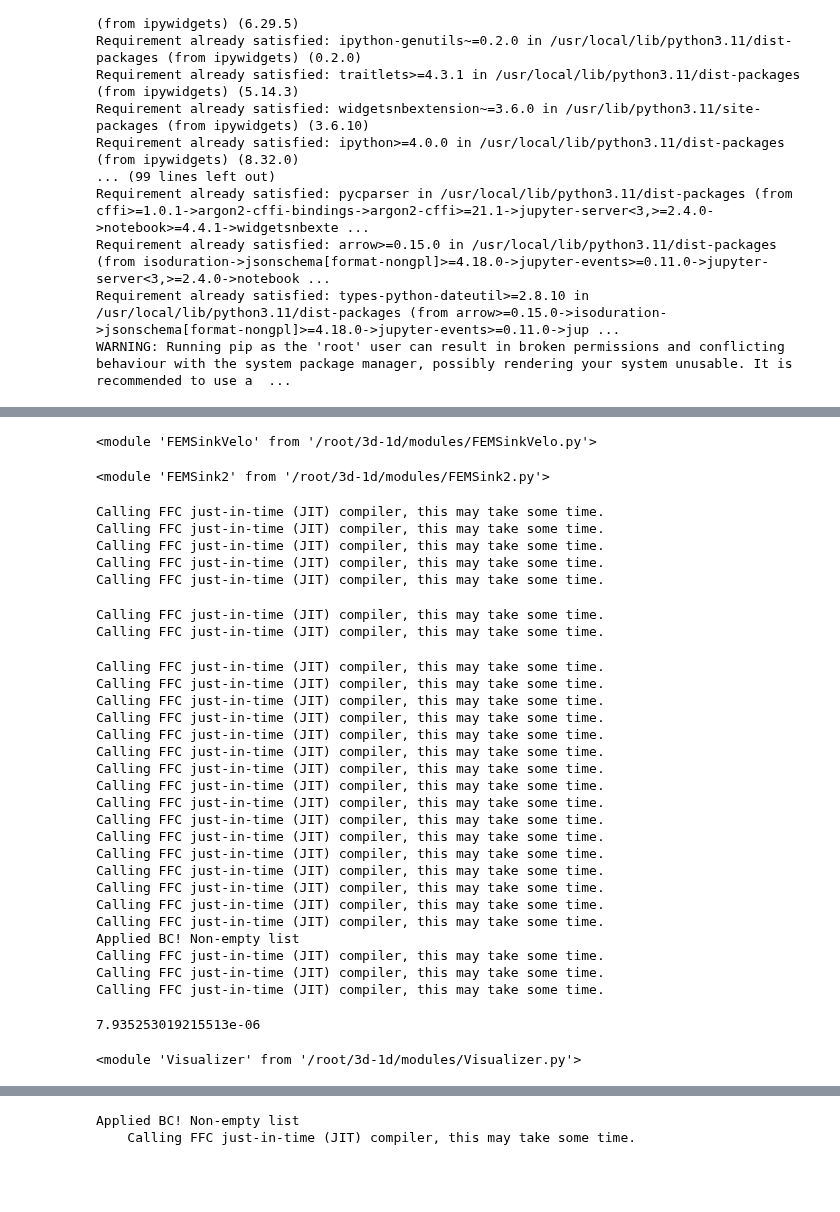
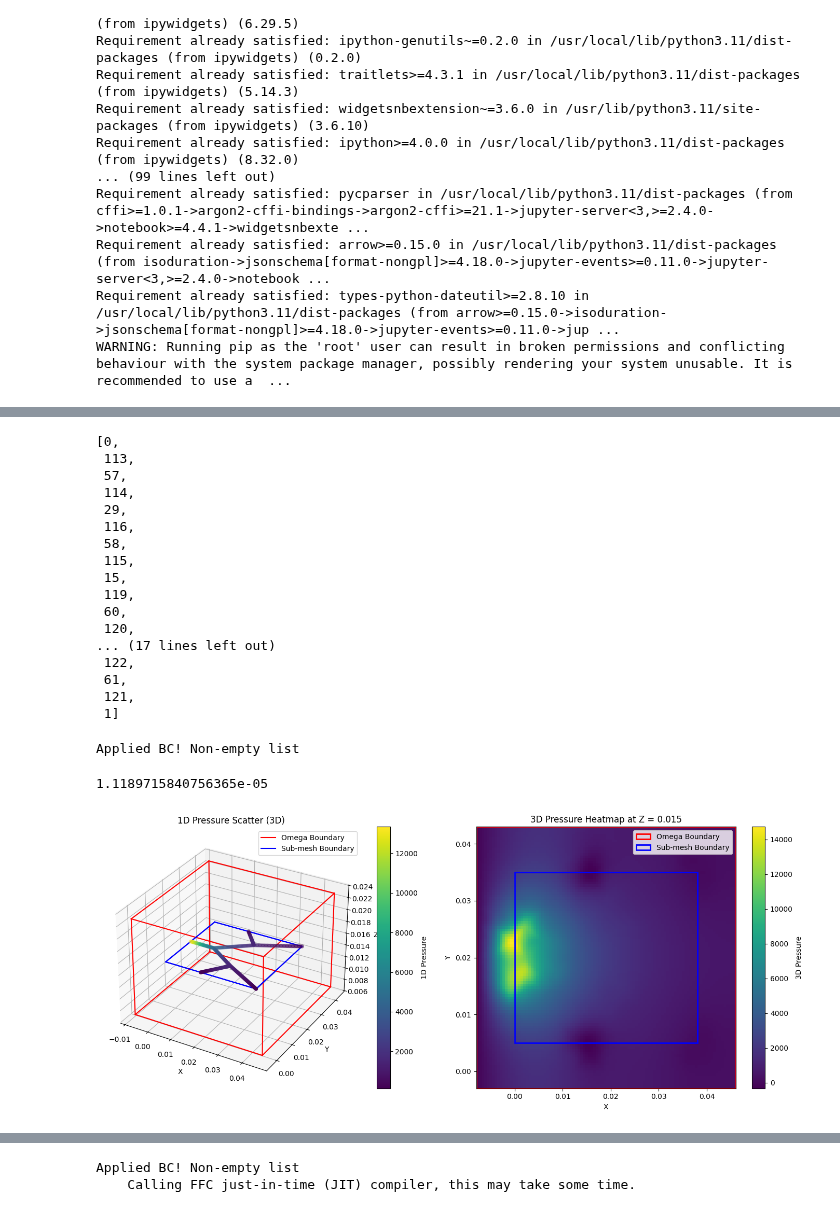
Before and after one commit to isosafrasaurus/multihepatic, a Jupyter notebook: 3d-1d.ipynb, the cells around one changed output, grey strips where cells are left out. Saved outputs shown, nothing was run; the diff lists cells and outputs as text; code cells hidden in the pictures; blank space fills up the shorter version.

```diff
--- a/3d-1d.ipynb
+++ b/3d-1d.ipynb
@@ -75,16 +71,35 @@ New (intermediate) nodes along the path: [8, 9, 10, 11, 12, 13, 14, 15, 16, 17,
 # %%
-import FEMSinkVelo
-importlib.reload(FEMSinkVelo)
+import importlib
-# %% [output]
-<module 'FEMSinkVelo' from '/root/3d-1d/modules/FEMSinkVelo.py'>
-# %%
-import FEMSink2
-importlib.reload(FEMSink2)
-# %% [output]
-<module 'FEMSink2' from '/root/3d-1d/modules/FEMSink2.py'>
+# %%
+import MeshCreator
+importlib.reload(MeshCreator)
+
+TEST_MESH = MeshCreator.MeshCreator(TEST_GRAPH)
+TEST_MESH.get_cells_along_path([0, 1])
+# %% [output]
+[0,
+ 113,
+ 57,
+ 114,
+ 29,
+ 116,
+ 58,
+ 115,
+ 15,
+ 119,
+ 60,
+ 120,
+... (17 lines left out)
+ 122,
+ 61,
+ 121,
+ 1]
 # %%
-fem_test = FEMSinkVelo.FEMSinkVelo(
-    G=G,
+import FEMSinkVelo
+importlib.reload(FEMSinkVelo)
+
+VTEST = FEMSinkVelo.FEMSinkVelo(
+    G=TEST_GRAPH,
     gamma = 1.45e8,
     gamma_R = 1300,
     gamma_v = 25,
@@ -98,39 +113,15 @@ fem_test = FEMSinkVelo.FEMSinkVelo(
     Lambda_padding_min = 0.008
 )
 # %% [output]
-Calling FFC just-in-time (JIT) compiler, this may take some time.
-Calling FFC just-in-time (JIT) compiler, this may take some time.
-Calling FFC just-in-time (JIT) compiler, this may take some time.
-Calling FFC just-in-time (JIT) compiler, this may take some time.
-Calling FFC just-in-time (JIT) compiler, this may take some time.
+Applied BC! Non-empty list
-Calling FFC just-in-time (JIT) compiler, this may take some time.
-Calling FFC just-in-time (JIT) compiler, this may take some time.
-Calling FFC just-in-time (JIT) compiler, this may take some time.
-Calling FFC just-in-time (JIT) compiler, this may take some time.
-Calling FFC just-in-time (JIT) compiler, this may take some time.
-Calling FFC just-in-time (JIT) compiler, this may take some time.
-Calling FFC just-in-time (JIT) compiler, this may take some time.
-Calling FFC just-in-time (JIT) compiler, this may take some time.
-Calling FFC just-in-time (JIT) compiler, this may take some time.
-Calling FFC just-in-time (JIT) compiler, this may take some time.
-Calling FFC just-in-time (JIT) compiler, this may take some time.
-Calling FFC just-in-time (JIT) compiler, this may take some time.
-Calling FFC just-in-time (JIT) compiler, this may take some time.
-Calling FFC just-in-time (JIT) compiler, this may take some time.
-Calling FFC just-in-time (JIT) compiler, this may take some time.
-Calling FFC just-in-time (JIT) compiler, this may take some time.
-Calling FFC just-in-time (JIT) compiler, this may take some time.
-Calling FFC just-in-time (JIT) compiler, this may take some time.
-Applied BC! Non-empty list
-Calling FFC just-in-time (JIT) compiler, this may take some time.
-Calling FFC just-in-time (JIT) compiler, this may take some time.
-Calling FFC just-in-time (JIT) compiler, this may take some time.
 # %%
-print(fem_test.compute_inflow_inlet())
+print(VTEST.compute_inflow_inlet())
 # %% [output]
-7.935253019215513e-06
+1.1189715840756365e-05
 # %%
 import Visualizer
 importlib.reload(Visualizer)
+
+Visualizer.plot_with_boundaries(VTEST.uh1d, VTEST.uh3d)
 # %% [output]
-<module 'Visualizer' from '/root/3d-1d/modules/Visualizer.py'>
+[figure, added]
```
Also changed, not shown: parts of 11 cells of this notebook, 3 other files.
